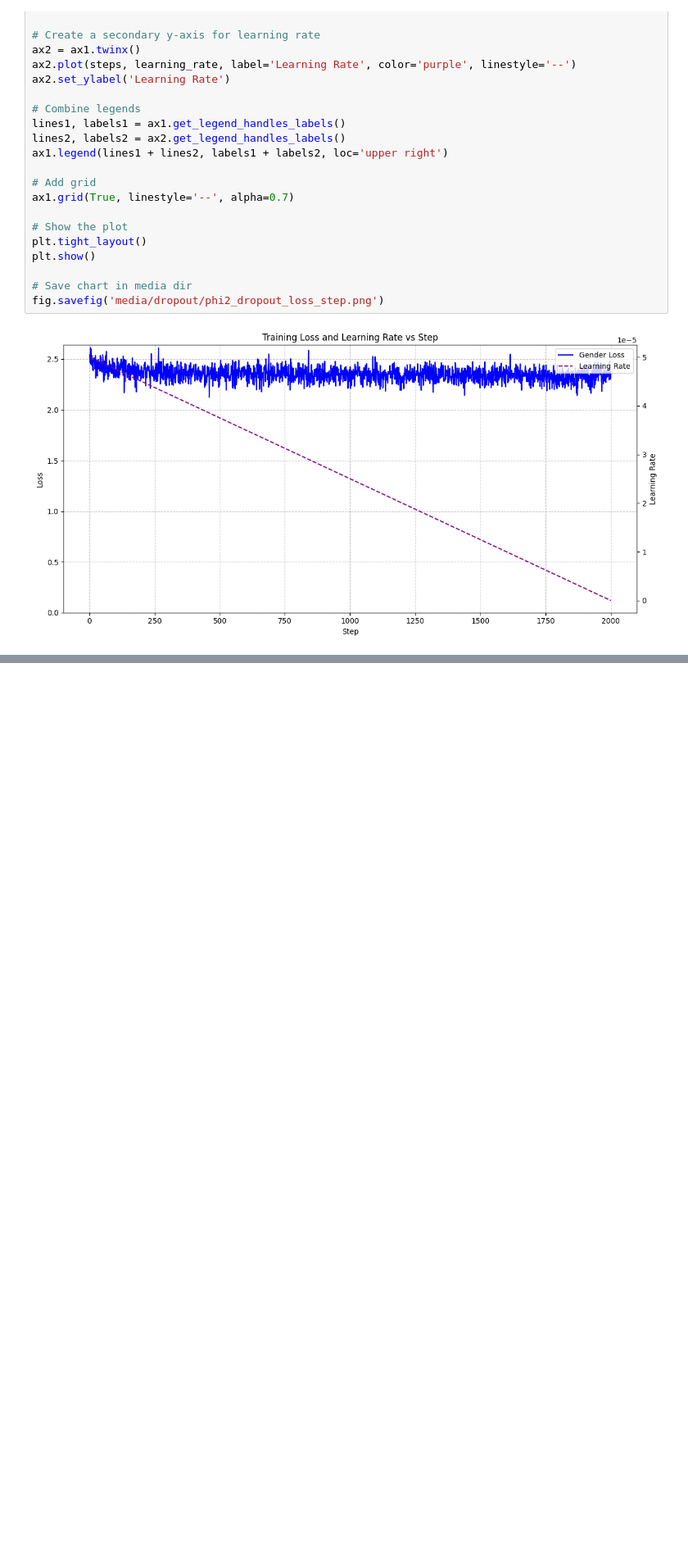
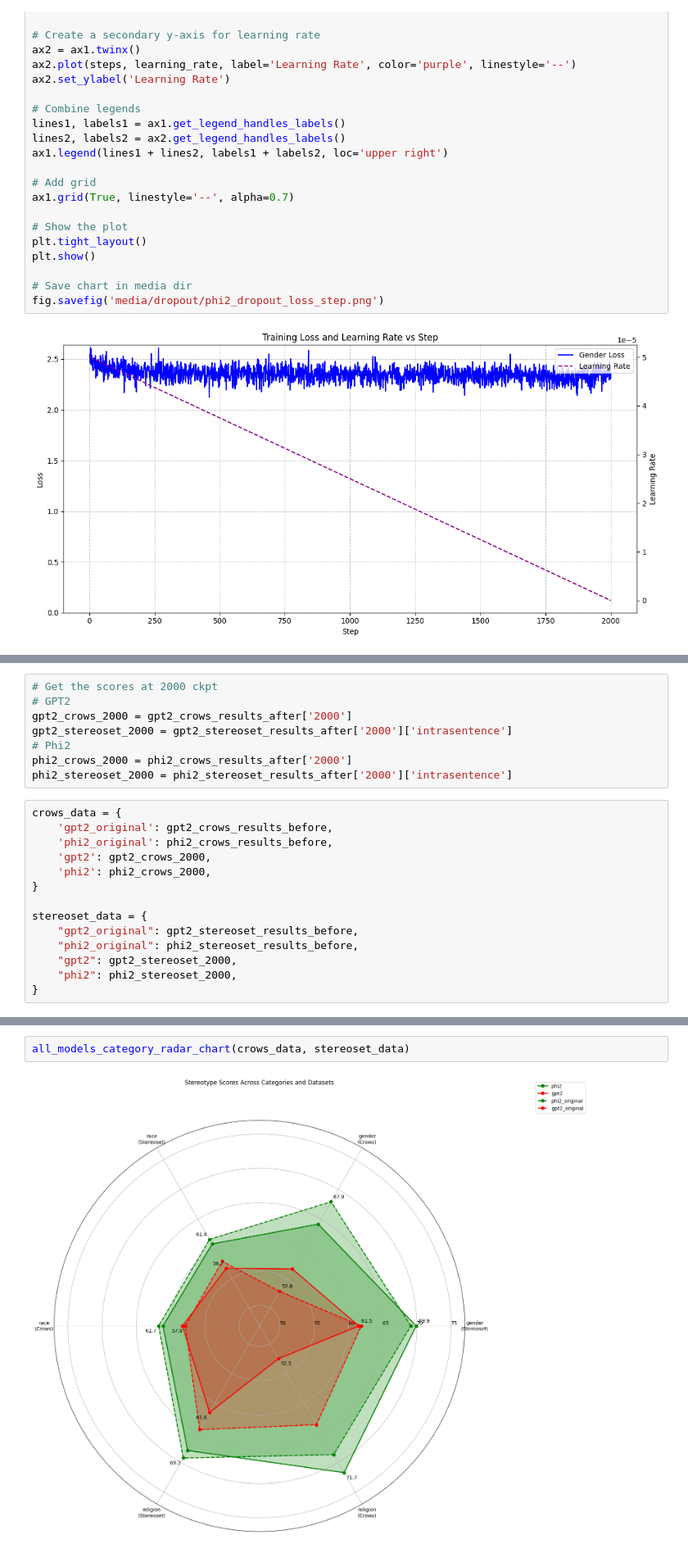
Before and after one commit to ao9000/bias-bench, a Jupyter notebook: visualization/run_dropout_visualization.ipynb, the cells around one changed output, grey strips where cells are left out. Shown at 82% size. Saved outputs shown, nothing was run; the diff lists cells and outputs as text; blank space fills up the shorter version.

```diff
--- a/visualization/run_dropout_visualization.ipynb
+++ b/visualization/run_dropout_visualization.ipynb
@@ -589,0 +601,22 @@ fig.savefig('media/dropout/phi2_dropout_loss_step.png')
+# %%
+# Get the scores at 2000 ckpt
+# GPT2
+gpt2_crows_2000 = gpt2_crows_results_after['2000']
+gpt2_stereoset_2000 = gpt2_stereoset_results_after['2000']['intrasentence']
+# Phi2
+phi2_crows_2000 = phi2_crows_results_after['2000']
+phi2_stereoset_2000 = phi2_stereoset_results_after['2000']['intrasentence']
+# %%
+crows_data = {
+    'gpt2_original': gpt2_crows_results_before,
+    'phi2_original': phi2_crows_results_before,
+    'gpt2': gpt2_crows_2000,
+    'phi2': phi2_crows_2000,
+}
+
+stereoset_data = {
+    "gpt2_original": gpt2_stereoset_results_before,
+    "phi2_original": phi2_stereoset_results_before,
+    "gpt2": gpt2_stereoset_2000,
+    "phi2": phi2_stereoset_2000,
+}
@@ -589,0 +717,4 @@ fig.savefig('media/dropout/phi2_dropout_loss_step.png')
+# %%
+all_models_category_radar_chart(crows_data, stereoset_data)
+# %% [output]
+[figure, added]
```
Also changed, not shown: parts of 10 cells of this notebook, 14 other files.
